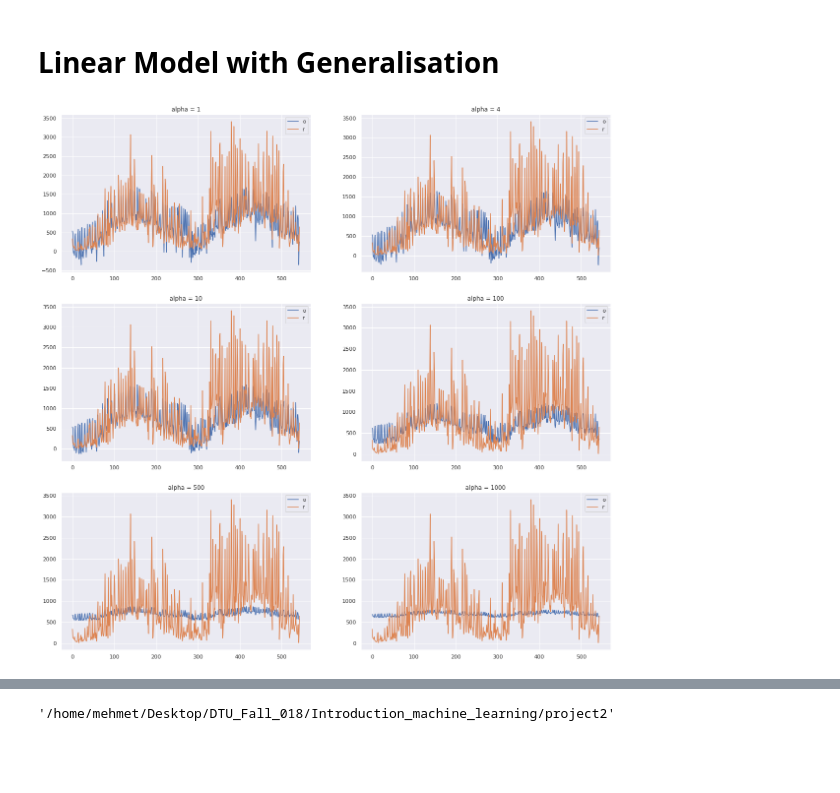
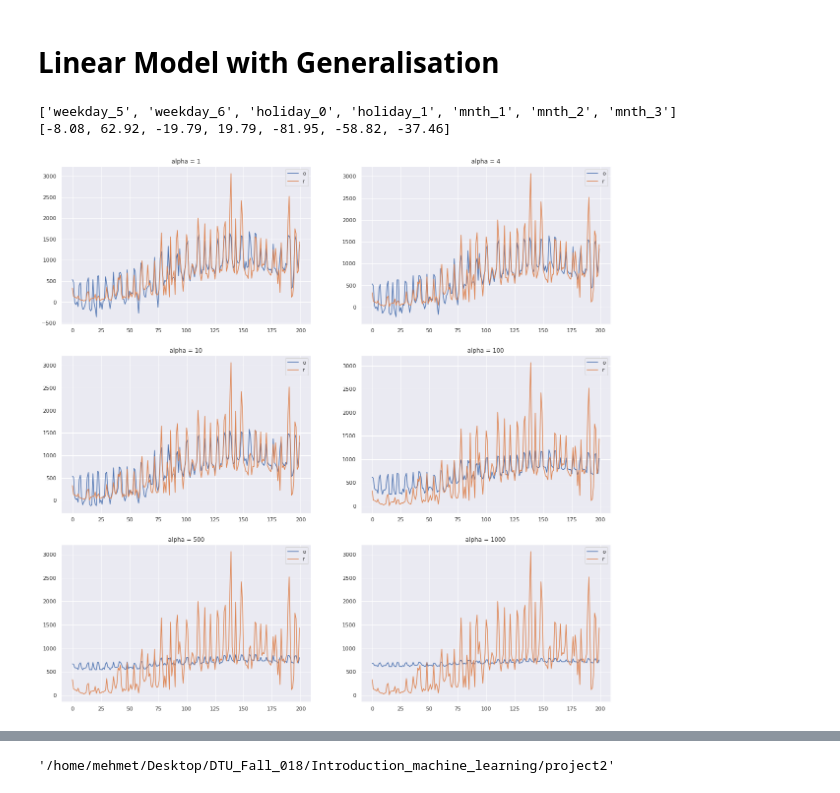
Before and after one commit to eyyupoglu/ML_project2, a Jupyter notebook: project2.ipynb, the cells around one changed output, grey strips where cells are left out. Cells and saved outputs as stored; diff of their text form; code cells hidden in the pictures; blank space fills up the shorter version.

```diff
--- a/project2.ipynb
+++ b/project2.ipynb
@@ -129,21 +133,28 @@ def get_ridge_lm(alpha = 0.1):
 # %%
 import matplotlib.pyplot as plt
 plt.rcParams['figure.figsize'] = [20, 20]
 from matplotlib.pyplot import  plot, legend
 
 
 alphas = [1, 4, 10, 100, 500, 1000]
 for i in range(6):
     plt.subplot(3, 2, i+1)
-    predicted = plot(get_ridge_lm(alpha = int(alphas[i])).predict(X), label = 'predicted')
+    predicted = plot(get_ridge_lm(alpha = int(alphas[i])).predict(X[:200]), label = 'predicted')
     legend('predicted')
-    original = plot(y, label = 'original')
+    original = plot(y[:200], label = 'original')
     legend('original')
     title = 'alpha = ' + str(alphas[i])
     plt.title(title)
 
 plt.savefig('predicted_and_original.png')
+
+attributeNames = [name for name in list(sub_df)]
+
+print(attributeNames[14:21])
+print(list(np.around(get_ridge_lm(alpha = 100).coef_[14:21], decimals=2)))
 # %% [output]
+['weekday_5', 'weekday_6', 'holiday_0', 'holiday_1', 'mnth_1', 'mnth_2', 'mnth_3']
+[-8.08, 62.92, -19.79, 19.79, -81.95, -58.82, -37.46]
-[figure, old version]
+[figure, new version]
 # %%
 asd cd /home/mehmet/Desktop/DTU_Fall_018/Introduction_machine_learning/02450Toolbox_Python/Tools
```
Also changed, not shown: parts of 6 cells of this notebook.
